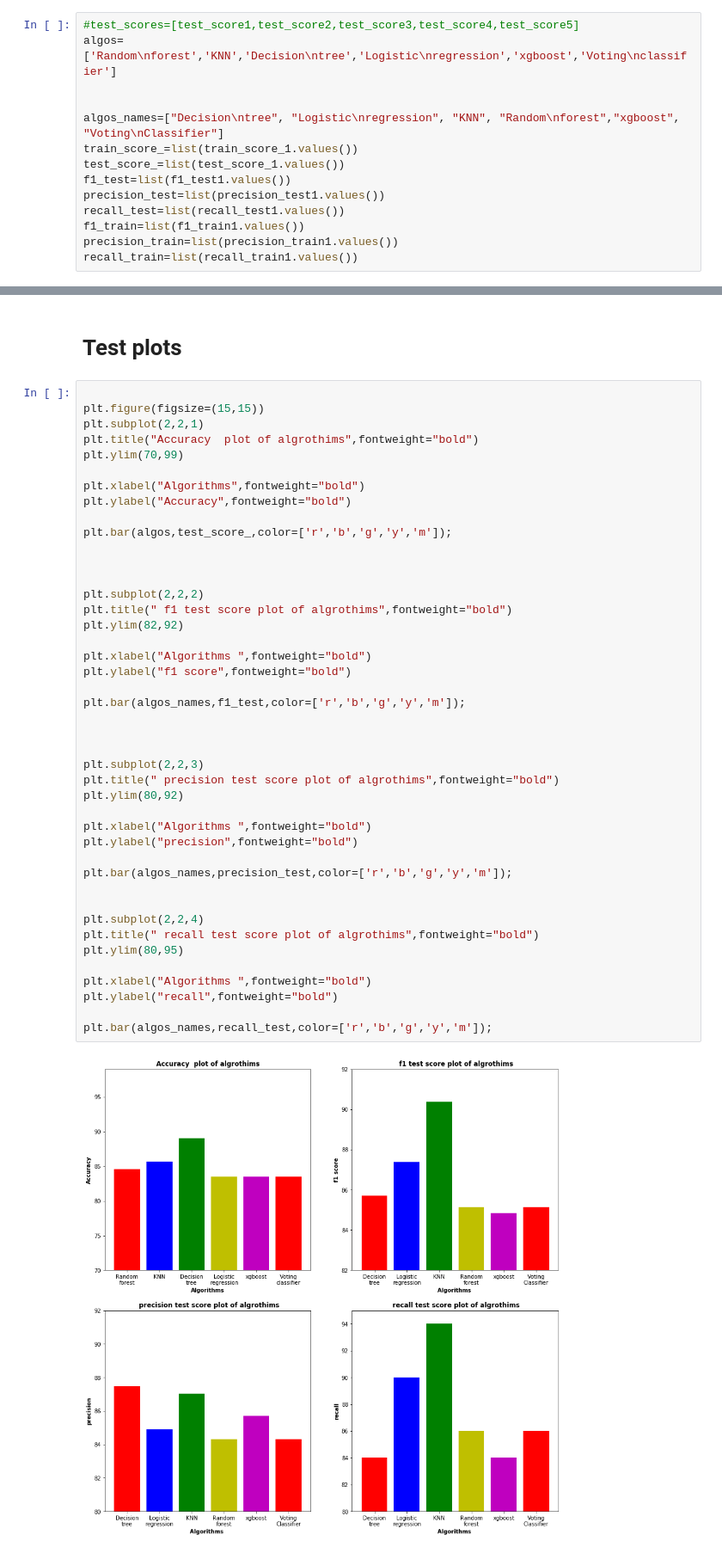
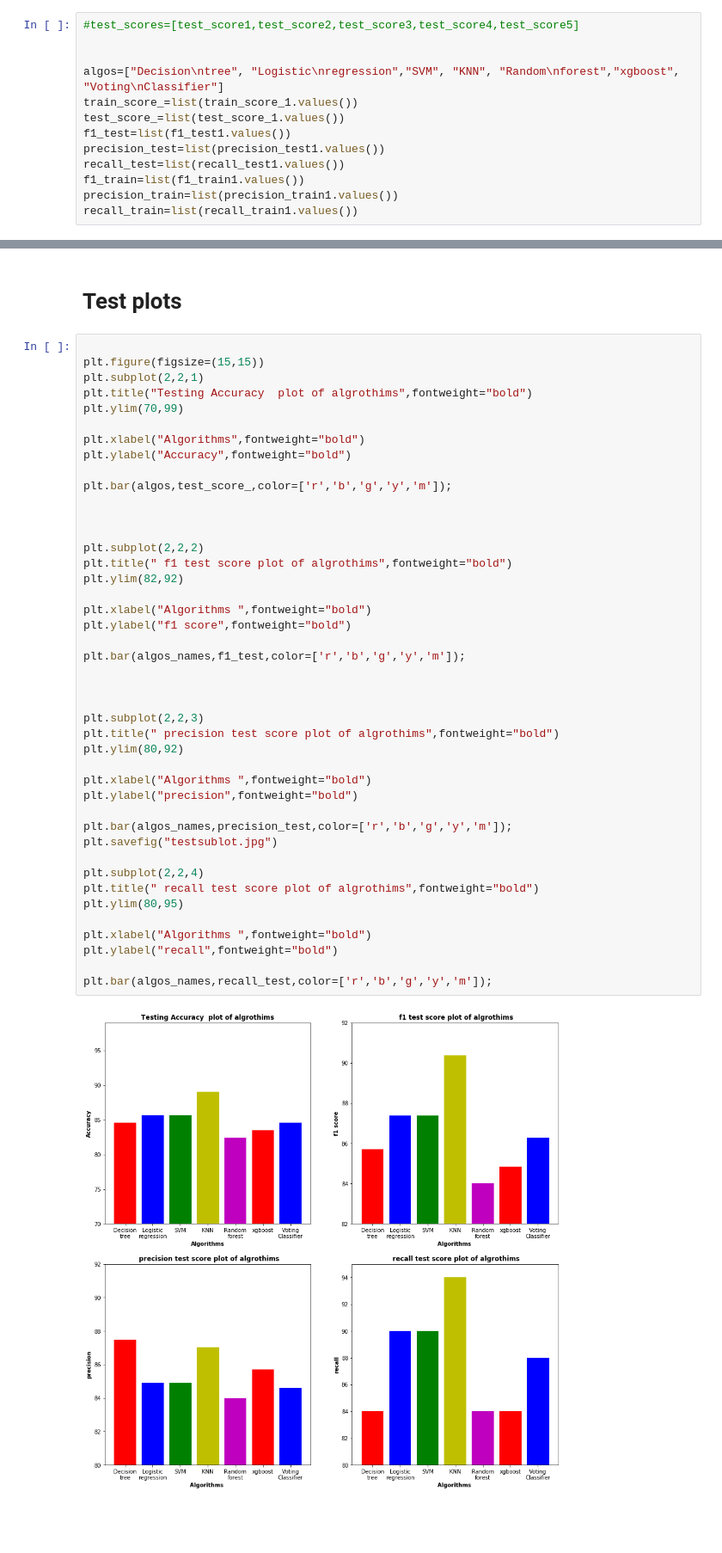
Before and after one commit to northcampus-university-of-kashmir/Heart-Disease-Detection-System, a Jupyter notebook: All in one_updated.ipynb, the cells around one changed output, grey strips where cells are left out. Shown at 86% size. Drawn from its saved outputs; the diff is of its cells as text; blank space fills up the shorter version.

```diff
--- a/All in one_updated.ipynb
+++ b/All in one_updated.ipynb
@@ -640,10 +692,9 @@ Confusion Matrix:
 below are returned scores from print_scores() fucntion
 # %%
 #test_scores=[test_score1,test_score2,test_score3,test_score4,test_score5]
-algos=['Random\nforest','KNN','Decision\ntree','Logistic\nregression','xgboost','Voting\nclassifier']
 
 
-algos_names=["Decision\ntree", "Logistic\nregression", "KNN", "Random\nforest","xgboost", "Voting\nClassifier"]
+algos=["Decision\ntree", "Logistic\nregression","SVM", "KNN", "Random\nforest","xgboost", "Voting\nClassifier"]
 train_score_=list(train_score_1.values())
 test_score_=list(test_score_1.values())
 f1_test=list(f1_test1.values())
@@ -732,7 +781,7 @@ plt.savefig("train")
 
 plt.figure(figsize=(15,15))
 plt.subplot(2,2,1)
-plt.title("Accuracy  plot of algrothims",fontweight="bold")
+plt.title("Testing Accuracy  plot of algrothims",fontweight="bold")
 plt.ylim(70,99)
 
 plt.xlabel("Algorithms",fontweight="bold")
@@ -744,32 +793,32 @@ plt.bar(algos,test_score_,color=['r','b','g','y','m']);
 
 plt.subplot(2,2,2)
 plt.title(" f1 test score plot of algrothims",fontweight="bold")
 plt.ylim(82,92)
 
 plt.xlabel("Algorithms ",fontweight="bold")
 plt.ylabel("f1 score",fontweight="bold")
 
 plt.bar(algos_names,f1_test,color=['r','b','g','y','m']);
 
 
 
 plt.subplot(2,2,3)
 plt.title(" precision test score plot of algrothims",fontweight="bold")
 plt.ylim(80,92)
 
 plt.xlabel("Algorithms ",fontweight="bold")
 plt.ylabel("precision",fontweight="bold")
 
 plt.bar(algos_names,precision_test,color=['r','b','g','y','m']);
-
+plt.savefig("testsublot.jpg")
 
 plt.subplot(2,2,4)
 plt.title(" recall test score plot of algrothims",fontweight="bold")
 plt.ylim(80,95)
 
 plt.xlabel("Algorithms ",fontweight="bold")
 plt.ylabel("recall",fontweight="bold")
 
 plt.bar(algos_names,recall_test,color=['r','b','g','y','m']);
 # %% [output]
-[figure, old version]
+[figure, new version]
```
Also changed, not shown: parts of 18 cells of this notebook, 15 other files.
